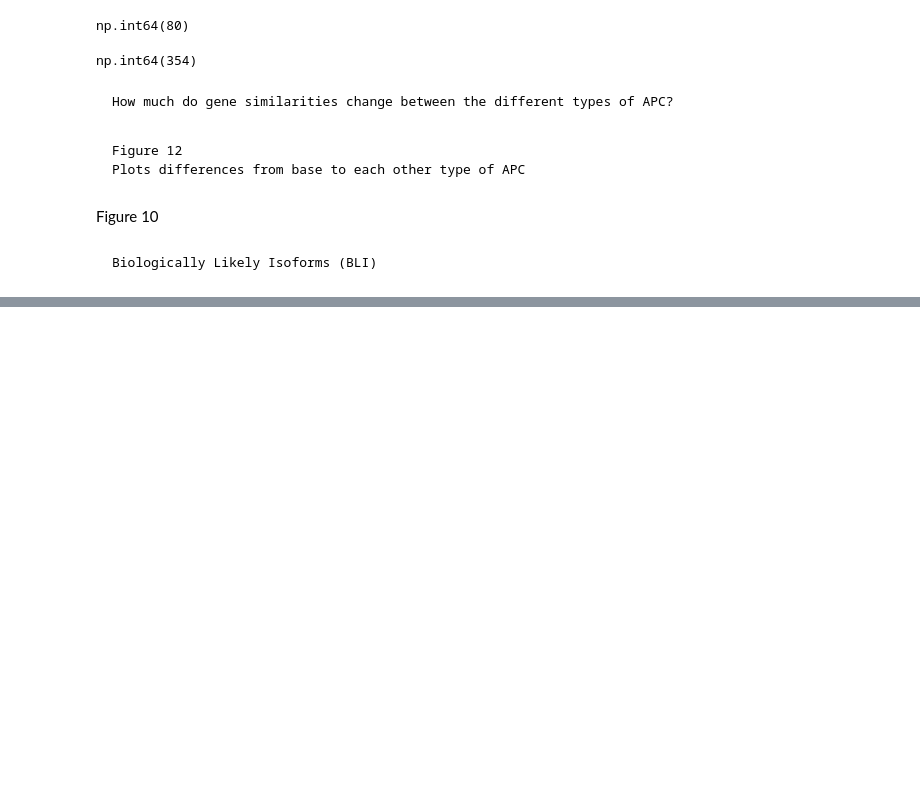
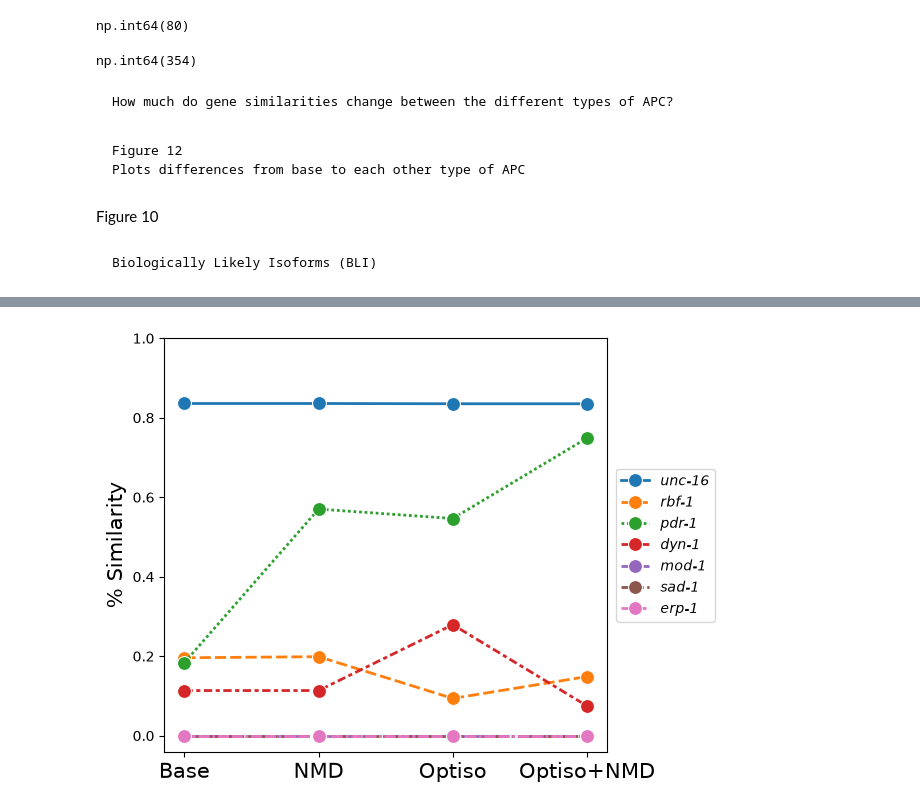
Before and after one commit to KorfLab/isoforms, a Jupyter notebook: APCanalysis/apc_figures.ipynb, the cells around one changed output, grey strips where cells are left out. Cells and saved outputs as stored; diff of their text form; code cells hidden in the pictures; blank space fills up the shorter version.

```diff
--- a/APCanalysis/apc_figures.ipynb
+++ b/APCanalysis/apc_figures.ipynb
@@ -1072,0 +1110,9 @@ bli_difs
+# %%
+ex_dist_merge = (
+    exbase_dist
+    .merge(exnmd_dist, on='gene_id')
+    .merge(exoptiso_dist, on='gene_id')
+    .merge(exoptnmd_dist, on='gene_id')
+)
+
+ex_dist_merge
@@ -1072,0 +1128,3 @@ bli_difs
+# %%
+extra_dists = pd.melt(ex_dist_merge, id_vars=['gene_id'], value_vars=['exbase', 'exnmd', 'exoptiso', 'exoptnmd'])
+extra_dists[:5]
@@ -1072,0 +1138,43 @@ bli_difs
+# %%
+ax = sns.lineplot(
+    data=extra_dists,
+    x='variable',
+    y='value',
+    hue='gene_id',
+    style='gene_id',
+    linewidth=2,
+    marker='o',
+    markersize=10
+)
+
+ax.set_yticks([0.0, 0.2, 0.4, 0.6, 0.8, 1.0])
+ax.set_xticklabels(['Base', 'NMD', 'Optiso', 'Optiso+NMD'], fontsize=15)
+ax.set_xlabel('')
+ax.set_ylabel('% Similarity', fontsize=15)
+
+leg_labels = {
+    'ce.unc.16': 'unc-16',
+    'ce.rbf.1': 'rbf-1',
+    'ce.pdr.1': 'pdr-1',
+    'ce.dyn.1': 'dyn-1',
+    'ce.mod.1': 'mod-1',
+    'ce.sad.1': 'sad-1',
+    'ce.erp.1': 'erp-1',
+}
+
+handles, labels = ax.get_legend_handles_labels()
+
+ax.legend(
+    handles,
+    [leg_labels.get(lab, lab) for lab in labels],
+    prop={'style': 'italic'},
+    loc="center left",
+    bbox_to_anchor=(1.02, 0.5),
+    borderaxespad=0,
+    fontsize=14
+)
+
+plt.tight_layout()
+plt.savefig('apc_figures/exgenes_dists.png', format='png')
+# %% [output]
+[figure, added]
```
Also changed, not shown: parts of 9 cells of this notebook.
